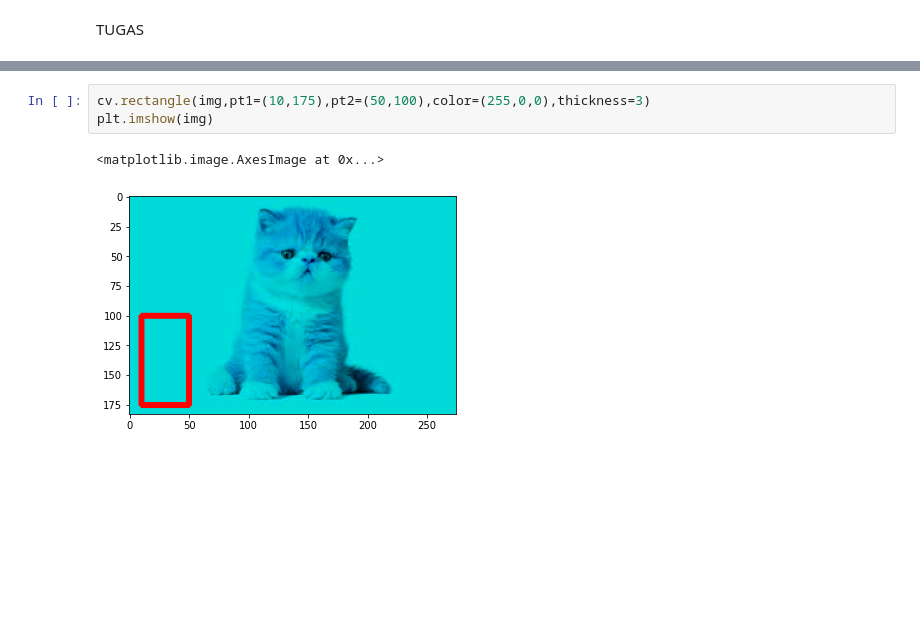
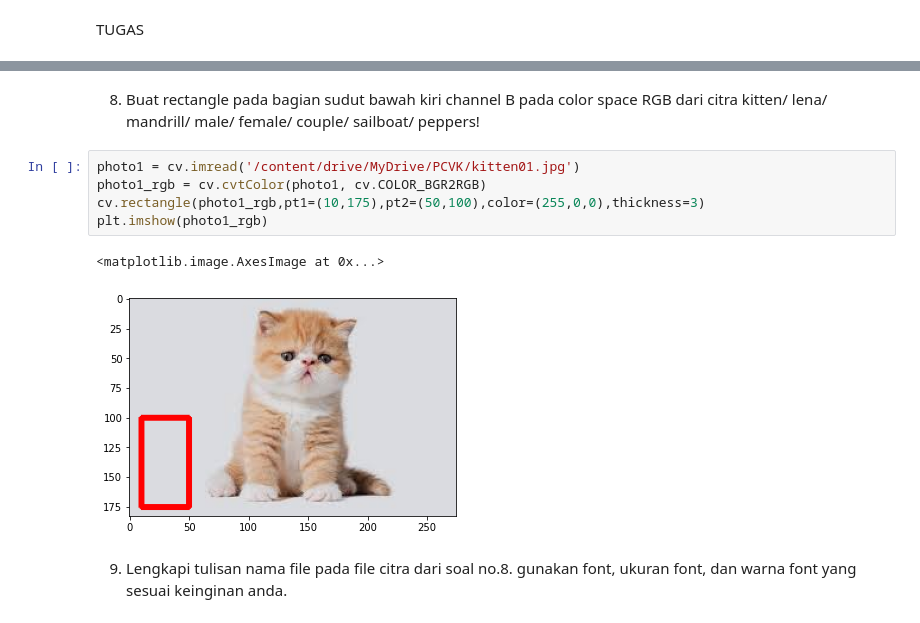
Before and after one commit to ifaindrianningsih/PCVK_Genap-2023, a Jupyter notebook: Week2.ipynb, the cells around one changed output, grey strips where cells are left out. Saved outputs shown, nothing was run; the diff lists cells and outputs as text; blank space fills up the shorter version.

```diff
--- a/Week2.ipynb
+++ b/Week2.ipynb
@@ -188,6 +208,12 @@ plt.imshow(imgg)
+# %% [markdown]
+8.	Buat rectangle pada bagian sudut bawah kiri channel B pada color space RGB dari citra kitten/ lena/ mandrill/ male/ female/ couple/ sailboat/ peppers!
 # %%
-cv.rectangle(img,pt1=(10,175),pt2=(50,100),color=(255,0,0),thickness=3)
-plt.imshow(img)
+photo1 = cv.imread('/content/drive/MyDrive/PCVK/kitten01.jpg')
+photo1_rgb = cv.cvtColor(photo1, cv.COLOR_BGR2RGB)
+cv.rectangle(photo1_rgb,pt1=(10,175),pt2=(50,100),color=(255,0,0),thickness=3)
+plt.imshow(photo1_rgb)
 # %% [output]
 <matplotlib.image.AxesImage at 0x...>
-[figure, old version]
+[figure, new version]
+# %% [markdown]
+9.	Lengkapi tulisan nama file pada file citra dari soal no.8. gunakan font, ukuran font, dan warna font yang sesuai keinginan anda.
```
Also changed, not shown: parts of 20 cells of this notebook.
